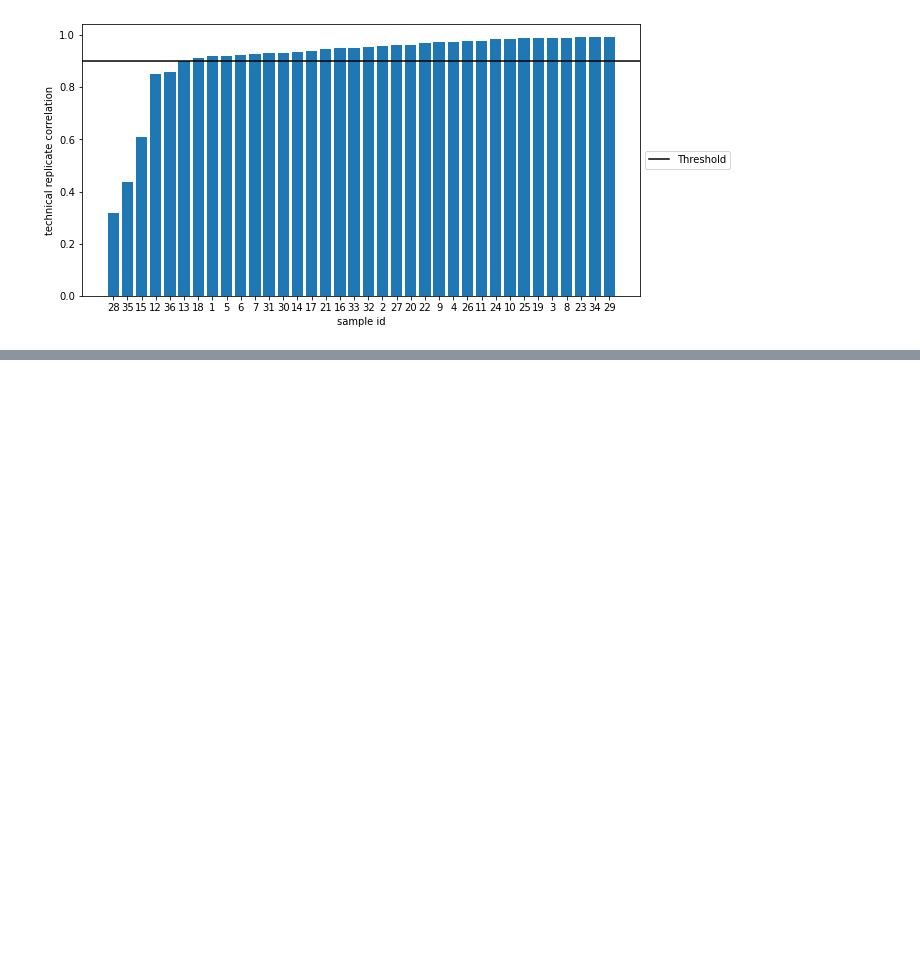
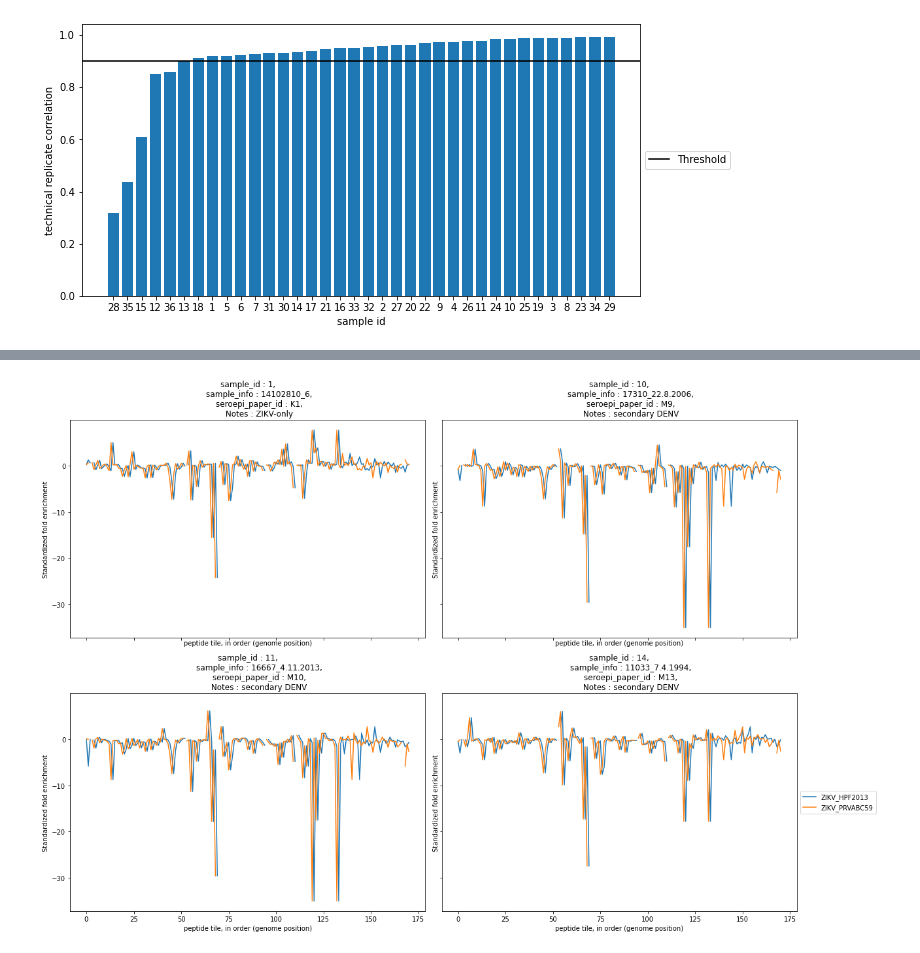
Before and after one commit to matsengrp/phippery, a Jupyter notebook: scripts/phip_analysis_python.ipynb, the cells around one changed output, grey strips where cells are left out. Drawn from its saved outputs; the diff is of its cells as text; code cells hidden in the pictures; blank space fills up the shorter version.

```diff
--- a/scripts/phip_analysis_python.ipynb
+++ b/scripts/phip_analysis_python.ipynb
@@ -182,0 +301,48 @@ for sample in samples:
+# %%
+#strain_pattern = "HIV_Gag.+"
+#strain_pattern = "DENV.+"
+#strain_pattern = "ZIKV.+"
+
+# samples to look at, this could also be done
+# by querying the sample metadata or listed manually
+samples = standardized_enrichment.columns
+all_strains = set(peptide_metadata["Virus_Strain"])
+selected_strains = [re.match(strain_pattern,f"{strain}")[0]
+    for strain in all_strains
+    if re.match(strain_pattern,f"{strain}") != None]
+
+selected_strains = ["ZIKV_HPF2013", "ZIKV_PRVABC59"]
+#selected_strains = ["HIV_Env_BF520_W14_C2", "HIV_Env_BG505_W6_C2"]
+
+fig, ax = plt.subplots(2,2,figsize=(18, 12),sharex=True,sharey=True)
+for i, sample in enumerate(samples[1:5]):
+    if sample == library_control_sample: continue
+    row = i // 2
+    column = i % 2
+    for strain in selected_strains:
+        strain_index = peptide_metadata[peptide_metadata["Virus_Strain"] == strain].index
+        ax[row][column].plot(list(range(len(strain_index))),
+                standardized_enrichment[sample][strain_index],
+                label = strain)
+
+    # TODO : we should make these strings, or the the
+    # header for counts data integers ... ?
+    sample = int(sample)
+
+    sample_info = sample_metadata["sample_info"][sample]
+    seroepi_paper_id = sample_metadata["seroepi_paper_id"][sample]
+    notes = sample_metadata["Notes"][sample]
+    ax[row][column].set_title(
+        f"sample_id : {sample},\n \
+        sample_info : {sample_info},\n \
+        seroepi_paper_id : {seroepi_paper_id},\n \
+        Notes : {notes}")
+
+    ax[row][column].set_ylabel(f"Standardized fold enrichment")
+    ax[row][column].set_xlabel(f"peptide tile, in order (genome position)")
+ax[1][1].legend(loc='center left', bbox_to_anchor=(1, 0.5))
+plt.tight_layout()
+plt.show()
+fig.savefig(f"../Attic/fold_enrichment_1.pdf")
+# %% [output]
+[figure, added]
```
Also changed, not shown: parts of 19 cells of this notebook.
